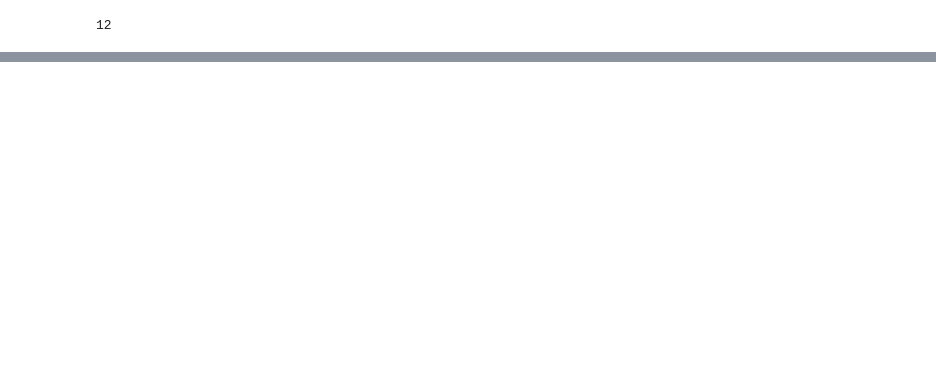
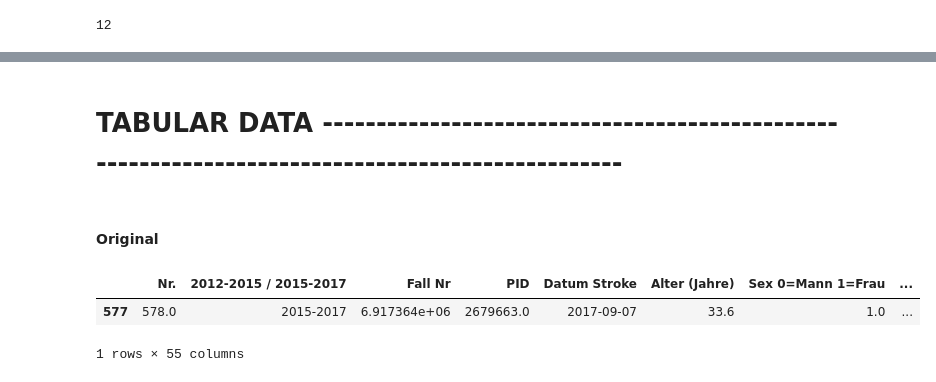
Before and after one commit to buehlpa/berne-cohort-data-pipeline, a Jupyter notebook: 5_0_0_Image_and_tab_creation.ipynb, the cells around one changed output, grey strips where cells are left out. Saved outputs shown, nothing was run; the diff lists cells and outputs as text; code cells hidden in the pictures; blank space fills up the shorter version.

```diff
--- a/5_0_1_3d_render.ipynb
+++ b/5_0_0_Image_and_tab_creation.ipynb
@@ -214,0 +220,14 @@ fig.show()
+# %% [markdown]
+# TABULAR DATA -------------------------------------------------------------------------------------------------
+# %% [markdown]
+#### Original
+# %%
+file_path =os.path.join(DATA_PATH, 'clinical','Kopie Olea von Relevent Data Other File 20181005.xlsx')
+data = pd.read_excel(file_path)
+#remove the last empty rows -> these are just commentings
+data = data.iloc[:578]
+data.tail(1)
+# %% [output]
+|  | Nr. | 2012-2015 / 2015-2017 | Fall Nr | PID | Datum Stroke | Alter (Jahre) | Sex 0=Mann 1=Frau | ... |
+| 577 | 578.0 | 2015-2017 | 6.917364e+06 | 2679663.0 | 2017-09-07 | 33.6 | 1.0 | ... |
+1 rows × 55 columns
```
Also changed, not shown: parts of 20 cells of this notebook, 3 other files.
